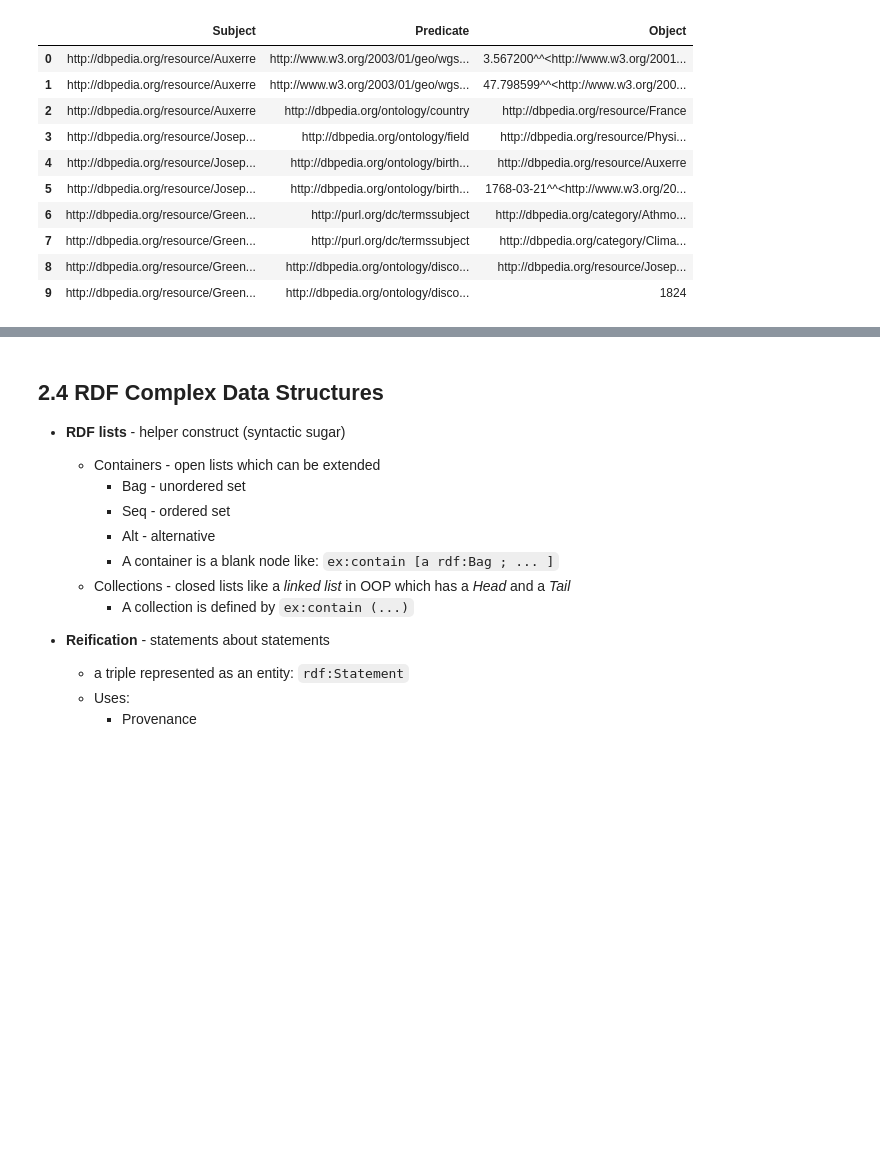
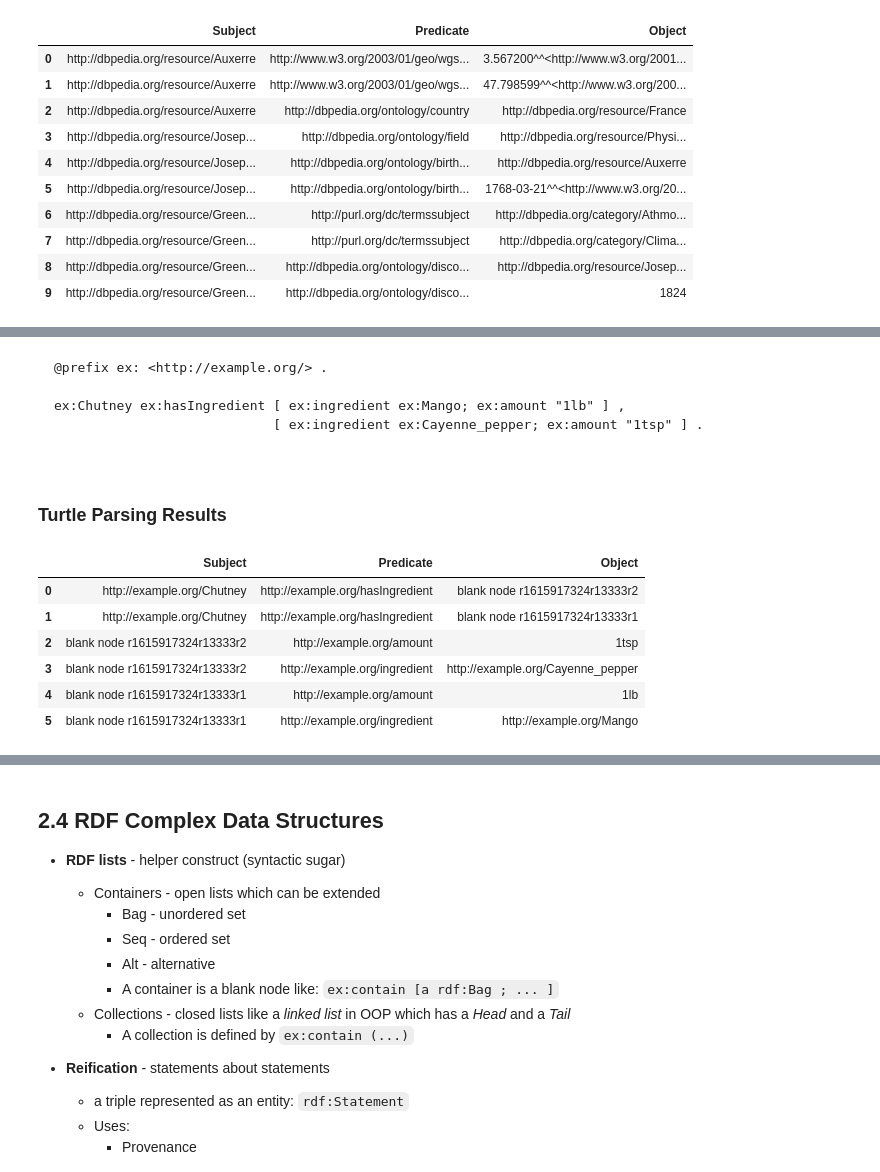
Before and after one commit to KGConf/kg-study-group-from-theory-to-code, a Jupyter notebook: week2/week2-solutions.ipynb, the cells around one changed output, grey strips where cells are left out. Saved outputs shown, nothing was run; the diff lists cells and outputs as text; code cells hidden in the pictures; blank space fills up the shorter version.

````diff
--- a/week2/week2-solutions.ipynb
+++ b/week2/week2-solutions.ipynb
@@ -197 +211,24 @@ pd.read_clipboard()
+# %% [markdown]
+```
+@prefix ex: <http://example.org/> .
+
+ex:Chutney ex:hasIngredient [ ex:ingredient ex:Mango; ex:amount "1lb" ] ,
+                            [ ex:ingredient ex:Cayenne_pepper; ex:amount "1tsp" ] .
+
+```
+# %% [markdown]
+### Turtle Parsing Results
+# %%
+# go to http://librdf.org/parse,
+# paste the solution above,
+# copy the result table to clipboard
+pd.read_clipboard()
+# %% [output]
+|  | Subject | Predicate | Object |
+| 0 | http://example.org/Chutney | http://example.org/hasIngredient | blank node r1615917324r13333r2 |
+| 1 | http://example.org/Chutney | http://example.org/hasIngredient | blank node r1615917324r13333r1 |
+| 2 | blank node r1615917324r13333r2 | http://example.org/amount | 1tsp |
+| 3 | blank node r1615917324r13333r2 | http://example.org/ingredient | http://example.org/Cayenne_pepper |
+| 4 | blank node r1615917324r13333r1 | http://example.org/amount | 1lb |
+| 5 | blank node r1615917324r13333r1 | http://example.org/ingredient | http://example.org/Mango |
 # %% [markdown]
````
Also changed, not shown: parts of 13 cells of this notebook, 1 other file.
